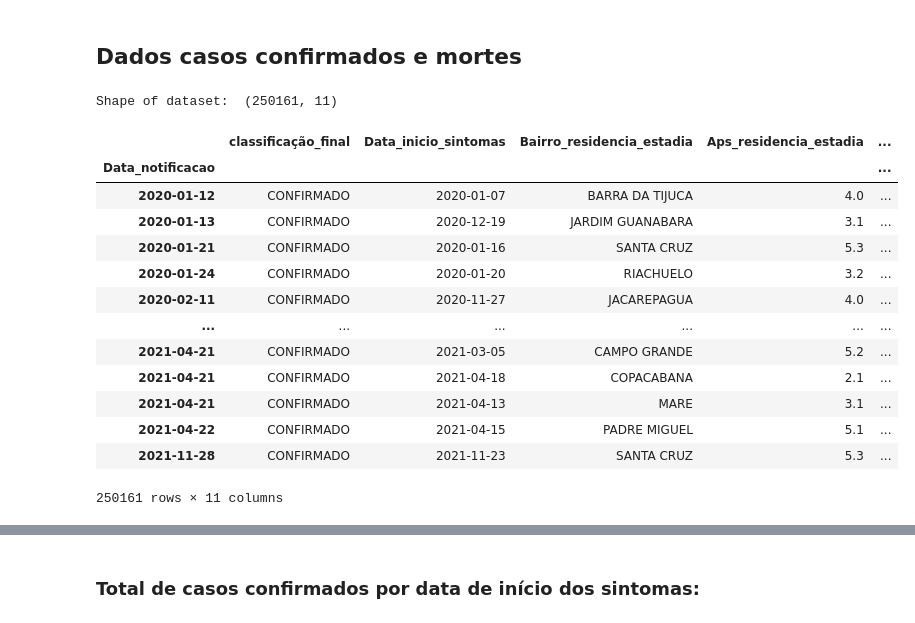
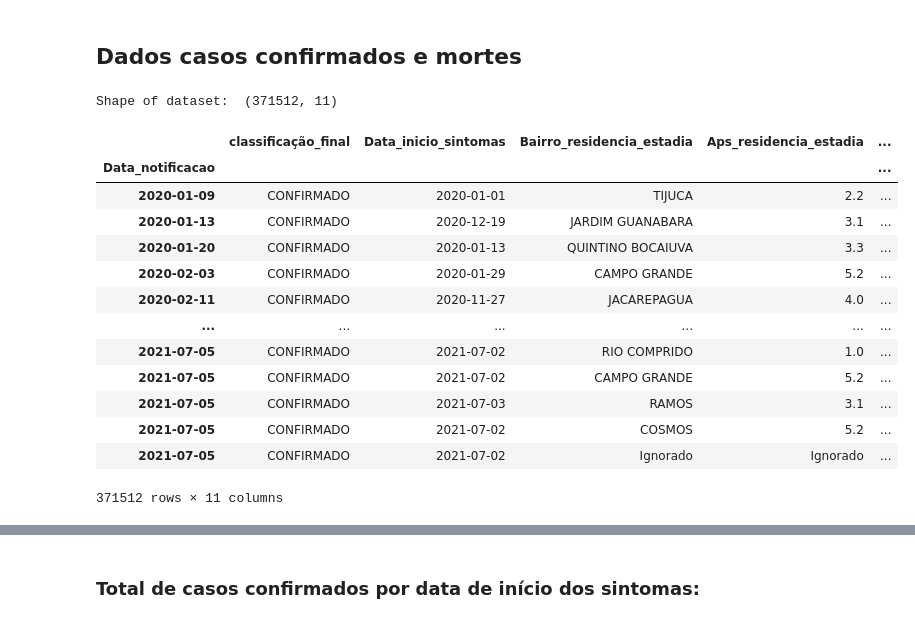
Before and after one commit to fbosousa/covid19, a Jupyter notebook: dados_rj.ipynb, the cells around one changed output, grey strips where cells are left out. Drawn from its saved outputs; the diff is of its cells as text; code cells hidden in the pictures.

```diff
--- a/dados_rj.ipynb
+++ b/dados_rj.ipynb
@@ -24,51 +25,51 @@ data_rio_url = 'https://pcrj.maps.arcgis.com/sharing/rest/content/items/403b8690
 response = requests.get(data_rio_url).content
 # %%
-data_rio = pd.read_csv(data_rio_url, low_memory=False)#
-#data_rio = pd.read_csv('data/RJ/db_PainelRioCovid.csv',low_memory=False)
+#data_rio = pd.read_csv(data_rio_url, low_memory=False)#
+data_rio = pd.read_csv('data/RJ/db_PainelRioCovid.csv',low_memory=False)
 # Renaming the columns
 rename_dict = {'classificacao_final':'Classificacao_final',
                'dt_notific':'Data_notificacao',
                'dt_inicio_sintomas':'Data_inicio_sintomas',
                'bairro_resid_estadia':'Bairro_residencia_estadia',
                'ap_residencia_estadia':'Aps_residencia_estadia',
                'sexo': 'Sexo',
                'faixa_etaria': 'Faixa_etaria',
                'evolucao': 'Evolucao_caso',
                'dt_evolucao': 'Data_evolucao',
                'raca_cor': 'Raca_cor',
                'Data_atualizacao': 'Data_atualizacao',
                'sistema':'Sistema_origem'}
 data_rio.rename(columns = rename_dict, inplace=True)
 
 data_rio['Data_notificacao'] = pd.to_datetime(data_rio['Data_notificacao'])
 data_rio['Data_inicio_sintomas'] = pd.to_datetime(data_rio['Data_inicio_sintomas'])
 data_rio['Data_evolucao'] = pd.to_datetime(data_rio['Data_evolucao'])
 
 # Tratando valores nulos
 days = datetime.timedelta(5)
 data_rio['Data_notificacao'] = data_rio['Data_notificacao'].fillna(data_rio['Data_inicio_sintomas'] + days)
 data_rio['Data_inicio_sintomas'] = data_rio['Data_inicio_sintomas'].fillna(data_rio['Data_notificacao'] - days)
 
 data_rio = data_rio.set_index('Data_notificacao')
 data_rio = data_rio.sort_index()
 print("Shape of dataset: ", data_rio.shape)
 data_rio
 # %% [output]
-Shape of dataset:  (250161, 11)
+Shape of dataset:  (371512, 11)
 |  | classificação_final | Data_inicio_sintomas | Bairro_residencia_estadia | Aps_residencia_estadia | ... |
 | Data_notificacao |  |  |  |  | ... |
-| 2020-01-12 | CONFIRMADO | 2020-01-07 | BARRA DA TIJUCA | 4.0 | ... |
+| 2020-01-09 | CONFIRMADO | 2020-01-01 | TIJUCA | 2.2 | ... |
 | 2020-01-13 | CONFIRMADO | 2020-12-19 | JARDIM GUANABARA | 3.1 | ... |
-| 2020-01-21 | CONFIRMADO | 2020-01-16 | SANTA CRUZ | 5.3 | ... |
-| 2020-01-24 | CONFIRMADO | 2020-01-20 | RIACHUELO | 3.2 | ... |
+| 2020-01-20 | CONFIRMADO | 2020-01-13 | QUINTINO BOCAIUVA | 3.3 | ... |
+| 2020-02-03 | CONFIRMADO | 2020-01-29 | CAMPO GRANDE | 5.2 | ... |
 | 2020-02-11 | CONFIRMADO | 2020-11-27 | JACAREPAGUA | 4.0 | ... |
 | ... | ... | ... | ... | ... | ... |
-| 2021-04-21 | CONFIRMADO | 2021-03-05 | CAMPO GRANDE | 5.2 | ... |
-| 2021-04-21 | CONFIRMADO | 2021-04-18 | COPACABANA | 2.1 | ... |
-| 2021-04-21 | CONFIRMADO | 2021-04-13 | MARE | 3.1 | ... |
-| 2021-04-22 | CONFIRMADO | 2021-04-15 | PADRE MIGUEL | 5.1 | ... |
-| 2021-11-28 | CONFIRMADO | 2021-11-23 | SANTA CRUZ | 5.3 | ... |
+| 2021-07-05 | CONFIRMADO | 2021-07-02 | RIO COMPRIDO | 1.0 | ... |
+| 2021-07-05 | CONFIRMADO | 2021-07-02 | CAMPO GRANDE | 5.2 | ... |
+| 2021-07-05 | CONFIRMADO | 2021-07-03 | RAMOS | 3.1 | ... |
+| 2021-07-05 | CONFIRMADO | 2021-07-02 | COSMOS | 5.2 | ... |
+| 2021-07-05 | CONFIRMADO | 2021-07-02 | Ignorado | Ignorado | ... |
-250161 rows × 11 columns
+371512 rows × 11 columns
 # %%
 #gui = show(data_rio)
 # %%
```
Also changed, not shown: parts of 15 cells of this notebook.
